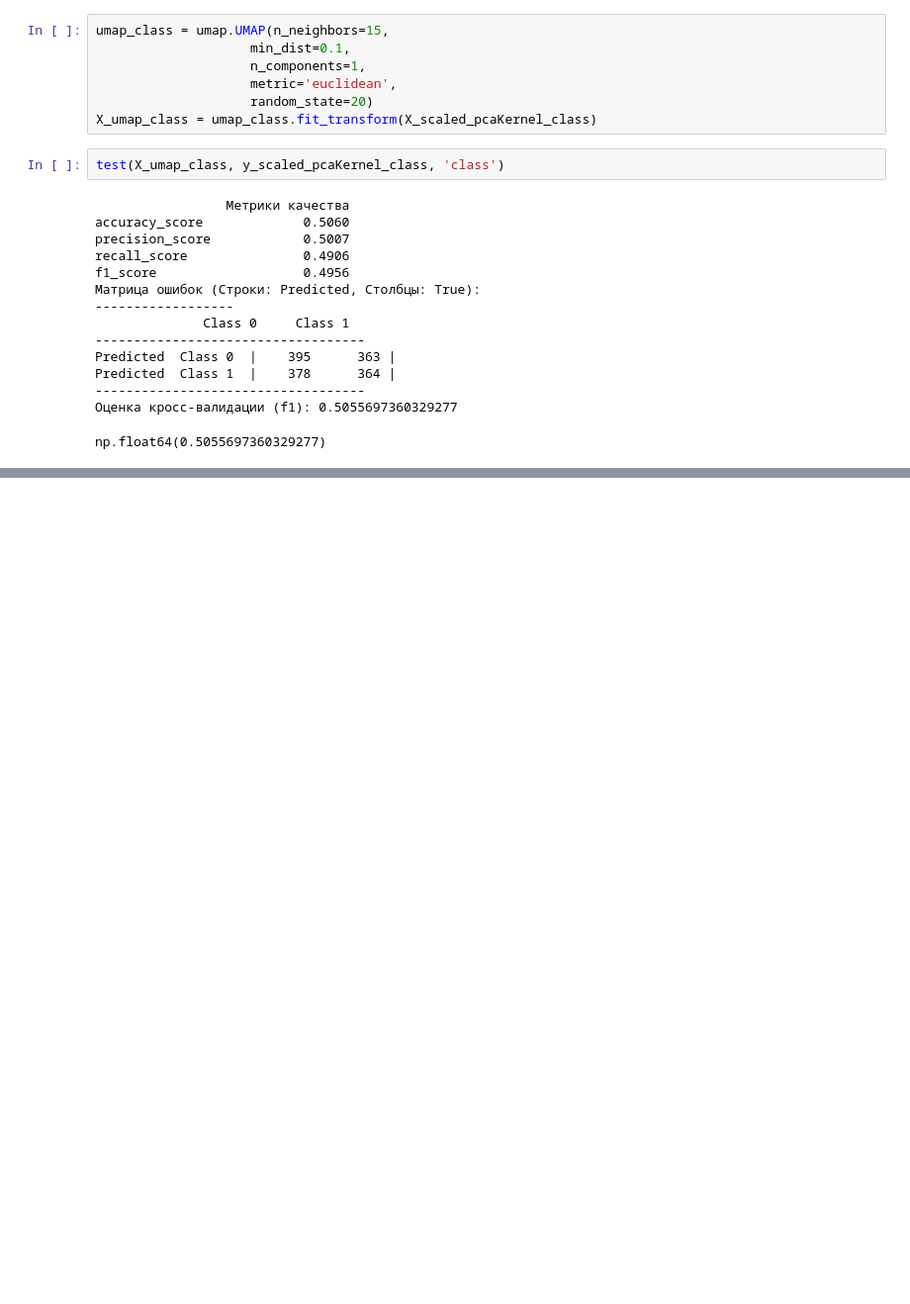
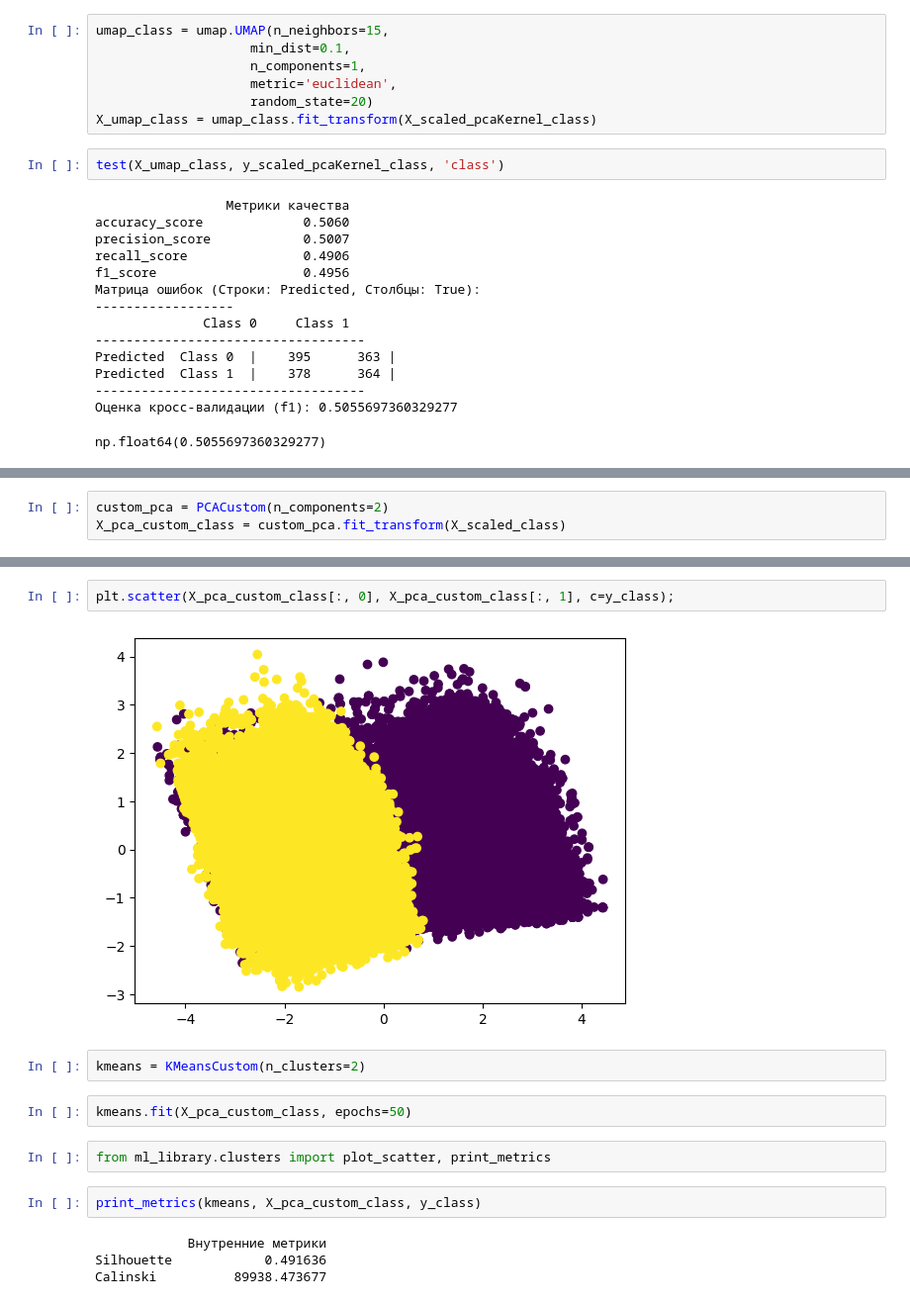
Before and after one commit to Danila-Skiba/Machine-Learning, a Jupyter notebook: Lab6/Lab6_resolve.ipynb, the cells around one changed output, grey strips where cells are left out. Shown at 99% size. Drawn from its saved outputs; the diff is of its cells as text; blank space fills up the shorter version.

```diff
--- a/Lab6/Lab6_resolve.ipynb
+++ b/Lab6/Lab6_resolve.ipynb
@@ -653,0 +676,3 @@ np.float64(0.5055697360329277)
+# %%
+custom_pca = PCACustom(n_components=2)
+X_pca_custom_class = custom_pca.fit_transform(X_scaled_class)
@@ -653,0 +719,16 @@ np.float64(0.5055697360329277)
+# %%
+plt.scatter(X_pca_custom_class[:, 0], X_pca_custom_class[:, 1], c=y_class);
+# %% [output]
+[figure, added]
+# %%
+kmeans = KMeansCustom(n_clusters=2)
+# %%
+kmeans.fit(X_pca_custom_class, epochs=50)
+# %%
+from ml_library.clusters import plot_scatter, print_metrics
+# %%
+print_metrics(kmeans, X_pca_custom_class, y_class)
+# %% [output]
+            Внутренние метрики
+Silhouette            0.491636
+Calinski          89938.473677
```
Also changed, not shown: parts of 11 cells of this notebook, 1 other file.
